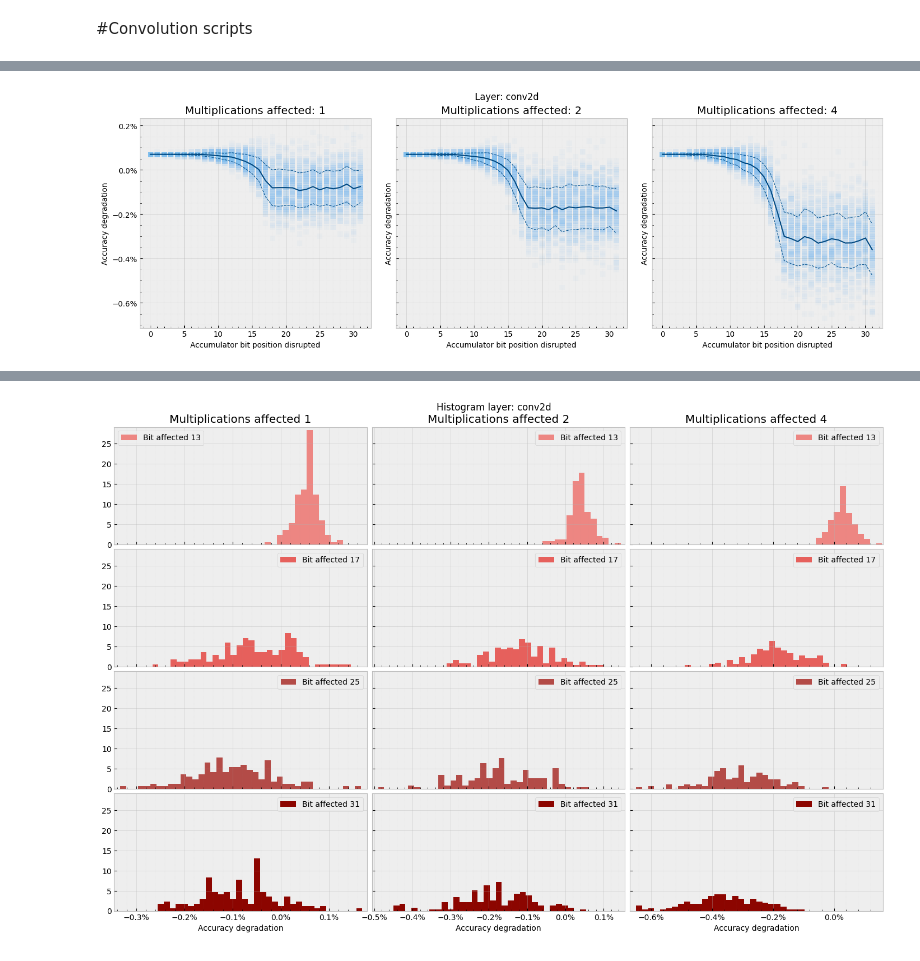
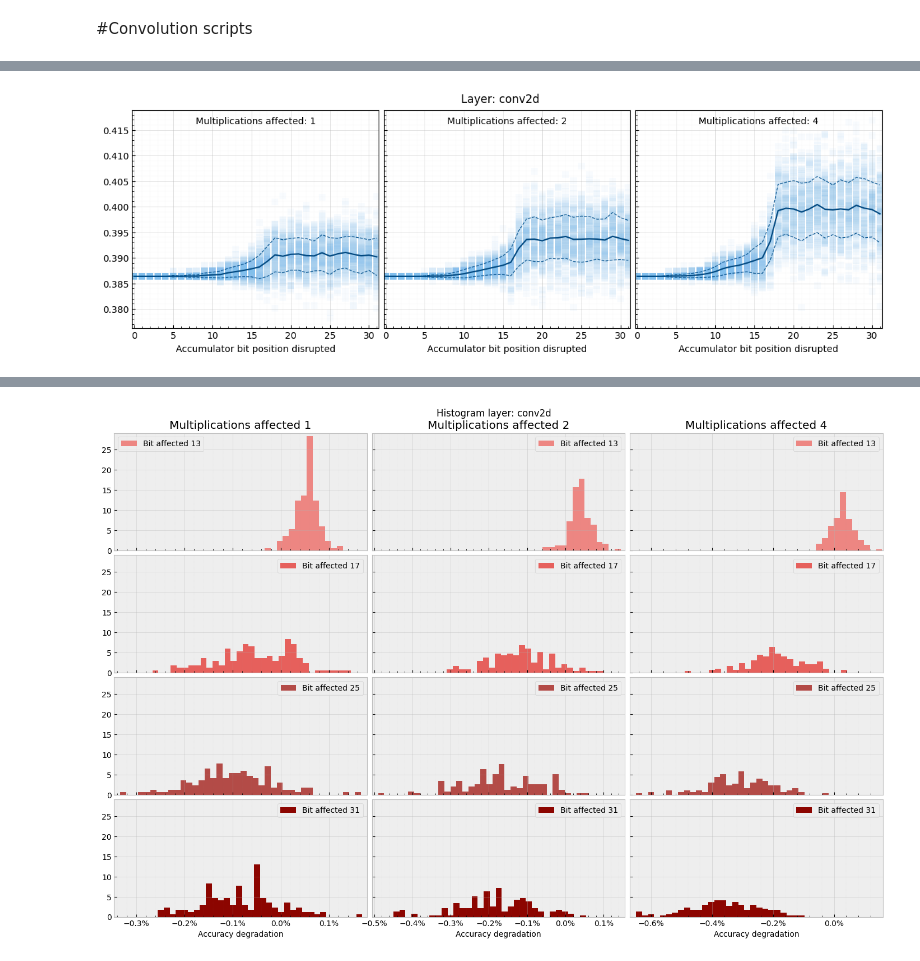
Before and after one commit to Rossbert/Master-Project-Quantization, a Jupyter notebook: delegates_set_plot.ipynb, the cells around one changed output, grey strips where cells are left out. Saved outputs shown, nothing was run; the diff lists cells and outputs as text; code cells hidden in the pictures.

```diff
--- a/delegates_set_plot.ipynb
+++ b/delegates_set_plot.ipynb
@@ -4,7 +4,7 @@ import matplotlib.ticker as ticker
 import matplotlib.pyplot as plt
 import pandas as pd
 import DelegatesUtils
-plt.style.use('bmh')
+# plt.style.use('bmh')
 OUTPUTS_DIR = "./outputs/"
 # %% [markdown]
 #Convolution scripts
@@ -11,77 +105,85 @@ OUTPUTS_DIR = "./outputs/"
 # %%
-# Accuracy degradation model: 'delegate_16-50-58_convolution_2024-01-27.csv' layer: "conv2d/"
+# Loss model: 'delegate_16-50-58_convolution_2024-01-27.csv' layer: "conv2d/"
 LAYER = "conv2d/"
 backend = DelegatesUtils.Backend.normal
-[save_path, base_fig_size, extension] = DelegatesUtils.pyplot_backend_change(backend)
+[save_path, graph_params] = DelegatesUtils.pyplot_backend_change(backend)
 
 # Constants and data loading
 DATA_PATH = OUTPUTS_DIR + 'delegate_16-50-58_convolution_2024-01-27.csv'
-save_name = 'delegate_conv_acc_degradation_' + LAYER[:-1] + extension
+save_name = 'delegate_conv_loss_' + LAYER[:-1] + graph_params.extension
 df = pd.read_csv(DATA_PATH)
 
 (_layer, _flips, _bit, _acc_deg, _loss) = DelegatesUtils.mask_fields()
 flips = np.unique(df[_flips])
 flips = flips[~np.isnan(flips)].astype(int)
+bits_affected = np.unique(df[_bit])
+bits_affected = bits_affected[~np.isnan(bits_affected)].astype(int)
 
 # Graphs definition
-n_cols = 3
-n_rows = np.ceil(len(flips) / n_cols).astype(int)
-fig, ax = plt.subplots(n_rows, n_cols, figsize = (base_fig_size * n_cols, base_fig_size * n_rows), sharey = True)
+graph_params.update_number_graphs(n_graphs = len(flips), n_base = 3)
+
+fig, ax = plt.subplots(graph_params.n_rows, graph_params.n_cols, figsize = (graph_params.fig_width, graph_params.fig_height), sharey = True)
+
 if backend == DelegatesUtils.Backend.normal:
-    rect = [0, 0, 1, 0.99]
     fig.suptitle(f"Layer: {LAYER[:-1]}")
-else:
-    rect = [0, 0, 1, 1]
-fig.tight_layout(h_pad = 3.5, w_pad = 1.75, rect = rect)
+# For tight_layout h_pad and w_pad only work when the labels and ticks between graphs are not hidden
+# Which here it is the case
+fig.tight_layout(rect = graph_params.rect_window)
 
 decimals = [1, 1, 1, 1]
-# yaxis_major_locators = [.2, .4, .5, .8]
-# yaxis_minor_locators = [4, 4, 4, 2]
+# yaxis_major_locators = [.005, .01, .02, .02]
+# yaxis_minor_locators = [2, 4, 4, 4]
 
 """ Best colors:
     Points          Limits          Line
     violet          darkmagenta     purple
     lightcoral      darkred         maroon
     #82BFED         #004F8C         #004880"""
 
 for i, flip in enumerate(flips):
-    graph_pos = DelegatesUtils.convert_position(i, n_rows = n_rows, n_cols = n_cols)
-    ax[graph_pos].yaxis.set_major_formatter(ticker.PercentFormatter(decimals = decimals[i]))
+    graph_pos = DelegatesUtils.convert_position(i, n_rows = graph_params.n_rows, n_cols = graph_params.n_cols)
+    axes = ax[graph_pos]
     condition = (df[_layer].notna()) & (df[_flips] == flip) & (df[_layer] == LAYER)
-    ax[graph_pos].plot(df.loc[condition][_bit],
-                       pd.to_numeric(df.loc[condition][_acc_deg])*100,
-                       color = '#82BFED',
-                       linewidth = 0,
-                       marker = 's',
-                       alpha = 0.05,
-                       markersize = 7,
-                       markeredgewidth = 0)
-    ax[graph_pos].set_title('Multiplications affected: ' + str(flip))
-    ax[graph_pos].set_xlabel('Accumulator bit position disrupted')
-    ax[graph_pos].set_ylabel('Accuracy degradation')
-    ax[graph_pos].xaxis.set_major_locator(ticker.MultipleLocator(5))
-    ax[graph_pos].xaxis.set_minor_locator(ticker.AutoMinorLocator(5))
-    # ax[graph_pos].yaxis.set_major_locator(ticker.MultipleLocator(yaxis_major_locators[i]))
-    # ax[graph_pos].yaxis.set_minor_locator(ticker.AutoMinorLocator(yaxis_minor_locators[i]))
-    ax[graph_pos].yaxis.set_minor_locator(ticker.AutoMinorLocator())
-    ax[graph_pos].grid(which = 'major', linestyle = '-', alpha = 0.50, linewidth = 0.50)
-    ax[graph_pos].grid(which = 'minor', linestyle = ':', alpha = 0.25, linewidth = 0.25)
+    axes.plot(df.loc[condition][_bit],
+              pd.to_numeric(df.loc[condition][_loss]),
+              color = '#82BFED',
+              linewidth = 0,
+              marker = 's',
+              alpha = 0.05,
+              markersize = graph_params.markersize,
+              markeredgewidth = 0)
+    # axes.set_title('Multiplications affected: ' + str(flip))
+    axes.text(x = 0.5, y = 0.97,
+              s = 'Multiplications affected: ' + str(flip),
+              horizontalalignment = "center",
+              verticalalignment = "top",
+              transform = axes.transAxes)
+    x_label = "Accumulator bit position disrupted"
+    y_label = "Loss"
+    graph_params.configure_graphs(axes, graph_pos, y_label, x_label)
+    axes.xaxis.set_major_locator(ticker.MultipleLocator(5))
+    axes.xaxis.set_minor_locator(ticker.AutoMinorLocator(5))
+    # axes.yaxis.set_major_locator(ticker.MultipleLocator(yaxis_major_locators[i]))
+    # axes.yaxis.set_minor_locator(ticker.AutoMinorLocator(yaxis_minor_locators[i]))
+    axes.yaxis.set_minor_locator(ticker.AutoMinorLocator())
+    axes.set_xlim([np.min(bits_affected) - .25, np.max(bits_affected) + .25])
 
     # Trend lines
     averages = []
     stds = []
     bits_array = np.unique(df.loc[condition][_bit])
     for j in bits_array:
         new_condition = condition & (df[_bit] == j)
-        averages.append(pd.to_numeric(df.loc[new_condition][_acc_deg]).mean())
-        stds.append(pd.to_numeric(df.loc[new_condition][_acc_deg]).std())
+        averages.append(pd.to_numeric(df.loc[new_condition][_loss]).mean())
+        stds.append(pd.to_numeric(df.loc[new_condition][_loss]).std())
     averages = np.array(averages)
-    ax[graph_pos].plot(bits_array, averages*100, alpha = 1.00, color = '#004880', linewidth = 1.5)
-    ax[graph_pos].plot(bits_array, (averages + stds)*100, '--', alpha = 0.95, color = '#004F8C', linewidth = 0.85)
-    ax[graph_pos].plot(bits_array, (averages - stds)*100, '--', alpha = 0.95, color = '#004F8C', linewidth = 0.85)
+    axes.plot(bits_array, averages, alpha = 1.00, color = '#004880', linewidth = 1.5)
+    axes.plot(bits_array, (averages + stds), '--', alpha = 0.95, color = '#004F8C', linewidth = 0.85)
+    axes.plot(bits_array, (averages - stds), '--', alpha = 0.95, color = '#004F8C', linewidth = 0.85)
 
+plt.subplots_adjust(wspace = 0.02, hspace = 0.02)
 plt.savefig(save_path + save_name, bbox_inches = 'tight')
 plt.show()
 plt.close()
 # %% [output]
-[figure, old version]
+[figure, new version]
```
Also changed, not shown: parts of 13 cells of this notebook, 21 other files.
